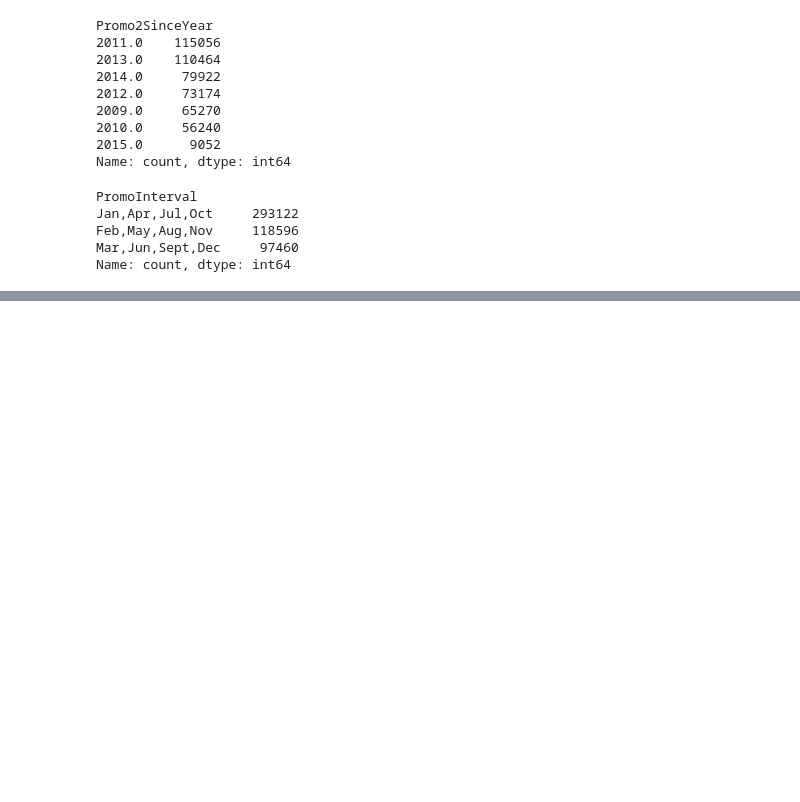
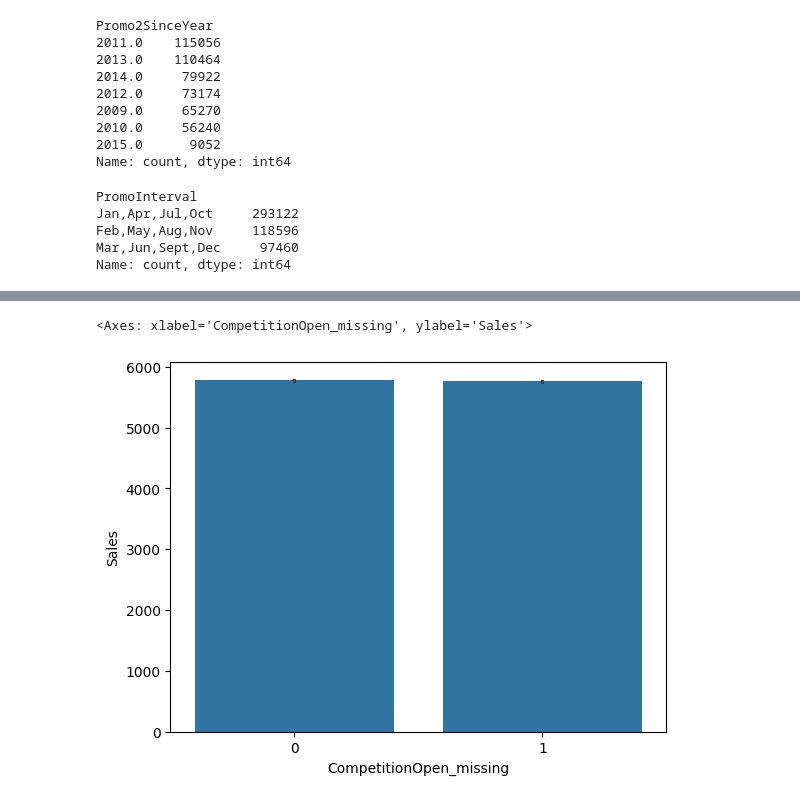
Before and after one commit to DhvanishChodavadiya/Rossmann-Demand-Forecasting, a Jupyter notebook: notebook/EDA.ipynb, the cells around one changed output, grey strips where cells are left out. Drawn from its saved outputs; the diff is of its cells as text; code cells hidden in the pictures; blank space fills up the shorter version.

```diff
--- a/notebook/EDA.ipynb
+++ b/notebook/EDA.ipynb
@@ -336,0 +396,5 @@ Name: count, dtype: int64
+# %%
+sns.barplot(data=df,x='CompetitionOpen_missing',y="Sales")
+# %% [output]
+<Axes: xlabel='CompetitionOpen_missing', ylabel='Sales'>
+[figure, added]
```
Also changed, not shown: parts of 12 cells of this notebook, 2 other files.
